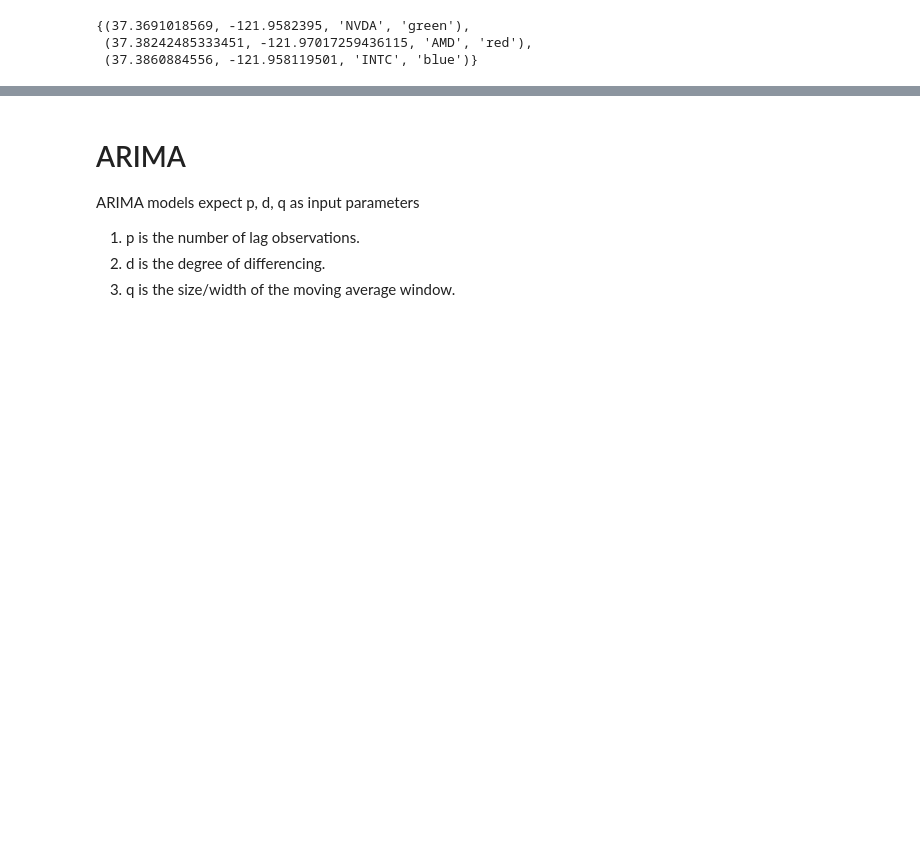
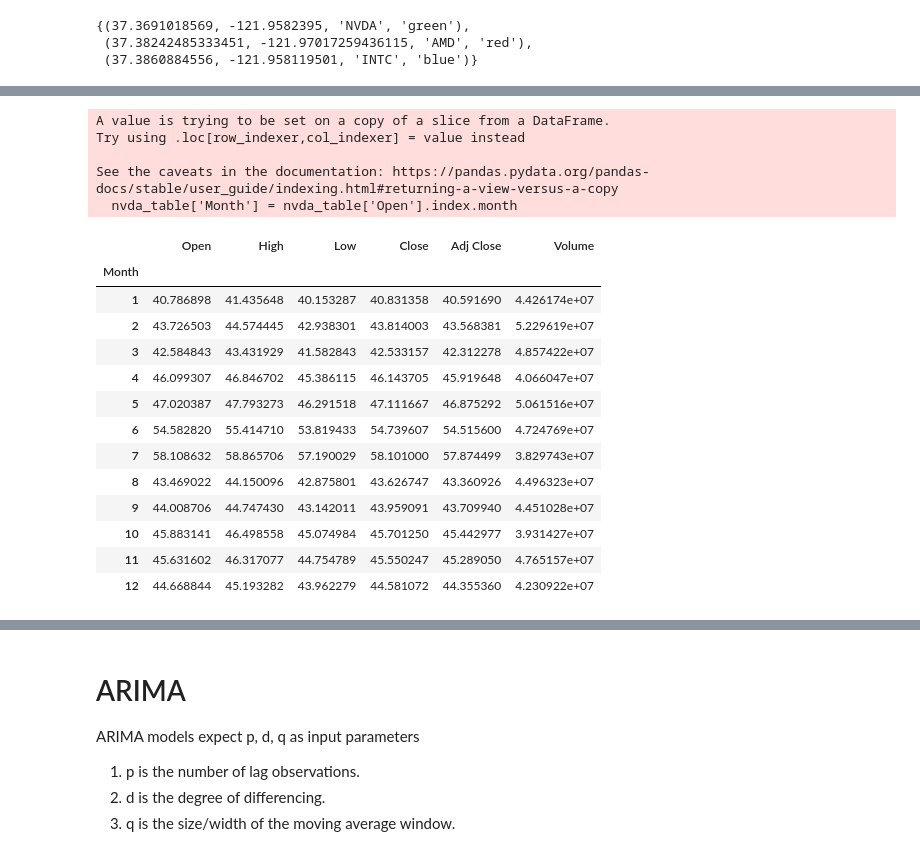
Before and after one commit to huy-ho/stock-forecasting, a Jupyter notebook: stock-forecasting.ipynb, the cells around one changed output, grey strips where cells are left out. Cells and saved outputs as stored; diff of their text form; code cells hidden in the pictures; blank space fills up the shorter version.

```diff
--- a/stock-forecasting.ipynb
+++ b/stock-forecasting.ipynb
@@ -211,3 +212,28 @@ for lat, lon, ticker, color in result_t:
 m
 # %% [output]
 [interactive output not drawn]
+# %%
+nvda_table = data['NVDA']
+nvda_table['Month'] = nvda_table['Open'].index.month
+nvda_month_grouped = nvda_table.groupby('Month').mean()
+nvda_month_grouped
+# %% [output]
+A value is trying to be set on a copy of a slice from a DataFrame.
+Try using .loc[row_indexer,col_indexer] = value instead
+
+See the caveats in the documentation: https://pandas.pydata.org/pandas-docs/stable/user_guide/indexing.html#returning-a-view-versus-a-copy
+  nvda_table['Month'] = nvda_table['Open'].index.month
+|  | Open | High | Low | Close | Adj Close | Volume |
+| Month |  |  |  |  |  |  |
+| 1 | 40.786898 | 41.435648 | 40.153287 | 40.831358 | 40.591690 | 4.426174e+07 |
+| 2 | 43.726503 | 44.574445 | 42.938301 | 43.814003 | 43.568381 | 5.229619e+07 |
+| 3 | 42.584843 | 43.431929 | 41.582843 | 42.533157 | 42.312278 | 4.857422e+07 |
+| 4 | 46.099307 | 46.846702 | 45.386115 | 46.143705 | 45.919648 | 4.066047e+07 |
+| 5 | 47.020387 | 47.793273 | 46.291518 | 47.111667 | 46.875292 | 5.061516e+07 |
+| 6 | 54.582820 | 55.414710 | 53.819433 | 54.739607 | 54.515600 | 4.724769e+07 |
+| 7 | 58.108632 | 58.865706 | 57.190029 | 58.101000 | 57.874499 | 3.829743e+07 |
+| 8 | 43.469022 | 44.150096 | 42.875801 | 43.626747 | 43.360926 | 4.496323e+07 |
+| 9 | 44.008706 | 44.747430 | 43.142011 | 43.959091 | 43.709940 | 4.451028e+07 |
+| 10 | 45.883141 | 46.498558 | 45.074984 | 45.701250 | 45.442977 | 3.931427e+07 |
+| 11 | 45.631602 | 46.317077 | 44.754789 | 45.550247 | 45.289050 | 4.765157e+07 |
+| 12 | 44.668844 | 45.193282 | 43.962279 | 44.581072 | 44.355360 | 4.230922e+07 |
```
Also changed, not shown: parts of 8 cells of this notebook.
